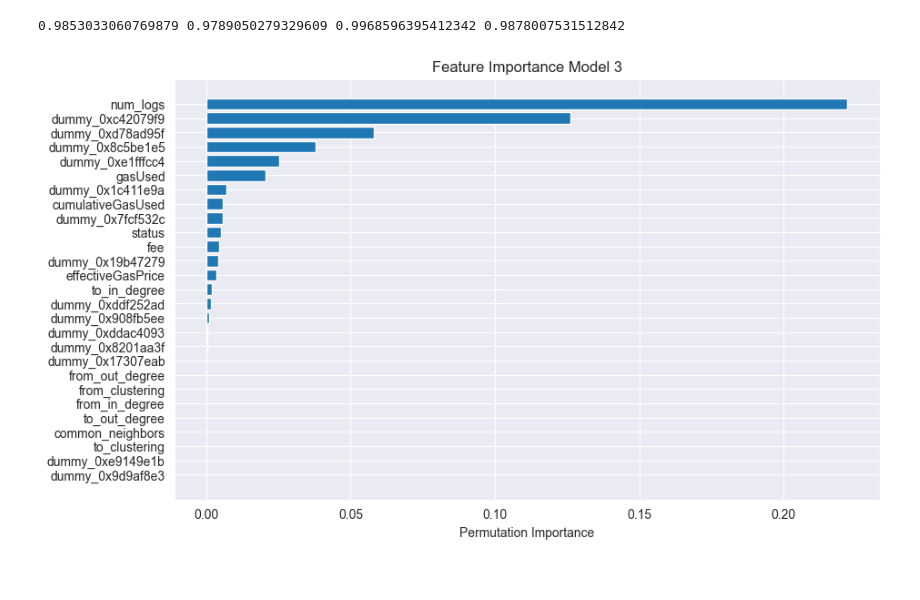
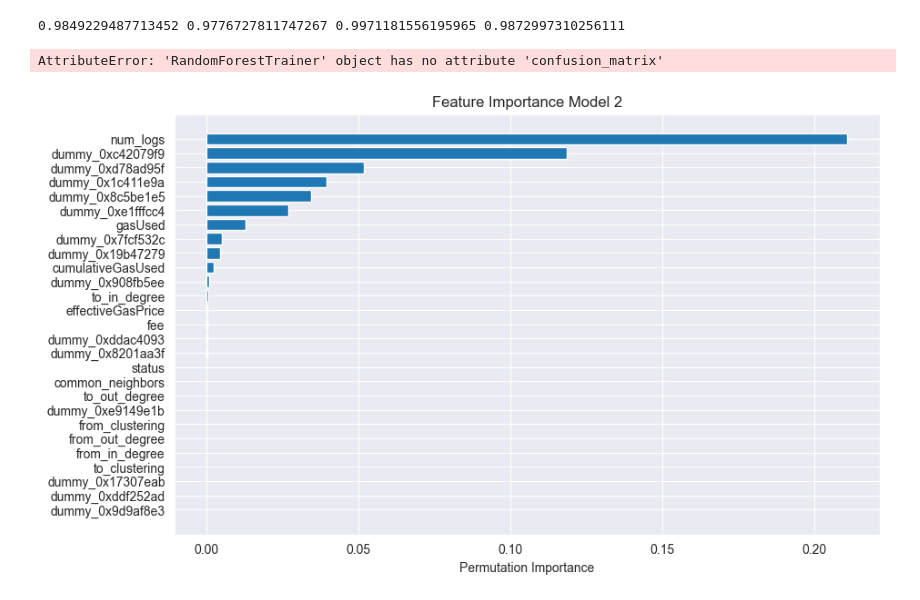
Before and after one commit to liamti5/Graph-Inverse-Reinforcement-Learning-for-MEV-Detection-on-Ethereum, a Jupyter notebook: notebooks/3.04-random-forest-graph-by-block-edges.ipynb, the cells around one changed output. Saved outputs shown, nothing was run; the diff lists cells and outputs as text; code cells hidden in the pictures.

```diff
--- a/notebooks/3.04-random-forest-graph-by-block-edges.ipynb
+++ b/notebooks/3.04-random-forest-graph-by-block-edges.ipynb
@@ -89,7 +105,7 @@ To use the new behavior now and suppress this warning, use ColumnTransformer(for
 🧪 View experiment at: http://127.0.0.1:8080/#/experiments/662144017612064714
 # %%
 rf = mlflow.sklearn.load_model(
-    "mlflow-artifacts:/662144017612064714/4236a652b9ad47b4bfe30f1c11bfe486/artifacts/best_estimator"
+    "mlflow-artifacts:/662144017612064714/713b3ad688bb4515a9209dd39da09eb7/artifacts/best_estimator"
 )
 # %%
 y_pred = rf.predict(X_test)
@@ -97,21 +113,23 @@ y_pred = rf.predict(X_test)
 test_accuracy, test_precision, test_recall, test_f1 = rf_trainer.test_metrics(y_test, y_pred)
 print(test_accuracy, test_precision, test_recall, test_f1)
 # %% [output]
-0.9853033060769879 0.9789050279329609 0.9968596395412342 0.9878007531512842
+0.9849229487713452 0.9776727811747267 0.9971181556195965 0.9872997310256111
 # %%
 cm = rf_trainer.confusion_matrix(y_test, y_pred)
+# %% [output]
+AttributeError: 'RandomForestTrainer' object has no attribute 'confusion_matrix'
 # %%
 perm_importance = permutation_importance(
     rf, X_test, y_test, n_repeats=10, random_state=42, n_jobs=-1
 )
 
 sorted_idx = perm_importance.importances_mean.argsort()
 
 plt.figure(figsize=(10, 6))
 plt.barh(range(len(sorted_idx)), perm_importance.importances_mean[sorted_idx])
 plt.yticks(range(len(sorted_idx)), X_test.columns[sorted_idx])
 plt.xlabel("Permutation Importance")
-plt.title("Feature Importance Model 3")
+plt.title("Feature Importance Model 2")
 plt.show()
 # %% [output]
-[figure, old version]
+[figure, new version]
```
Also changed, not shown: parts of 4 cells of this notebook, 12 other files.
